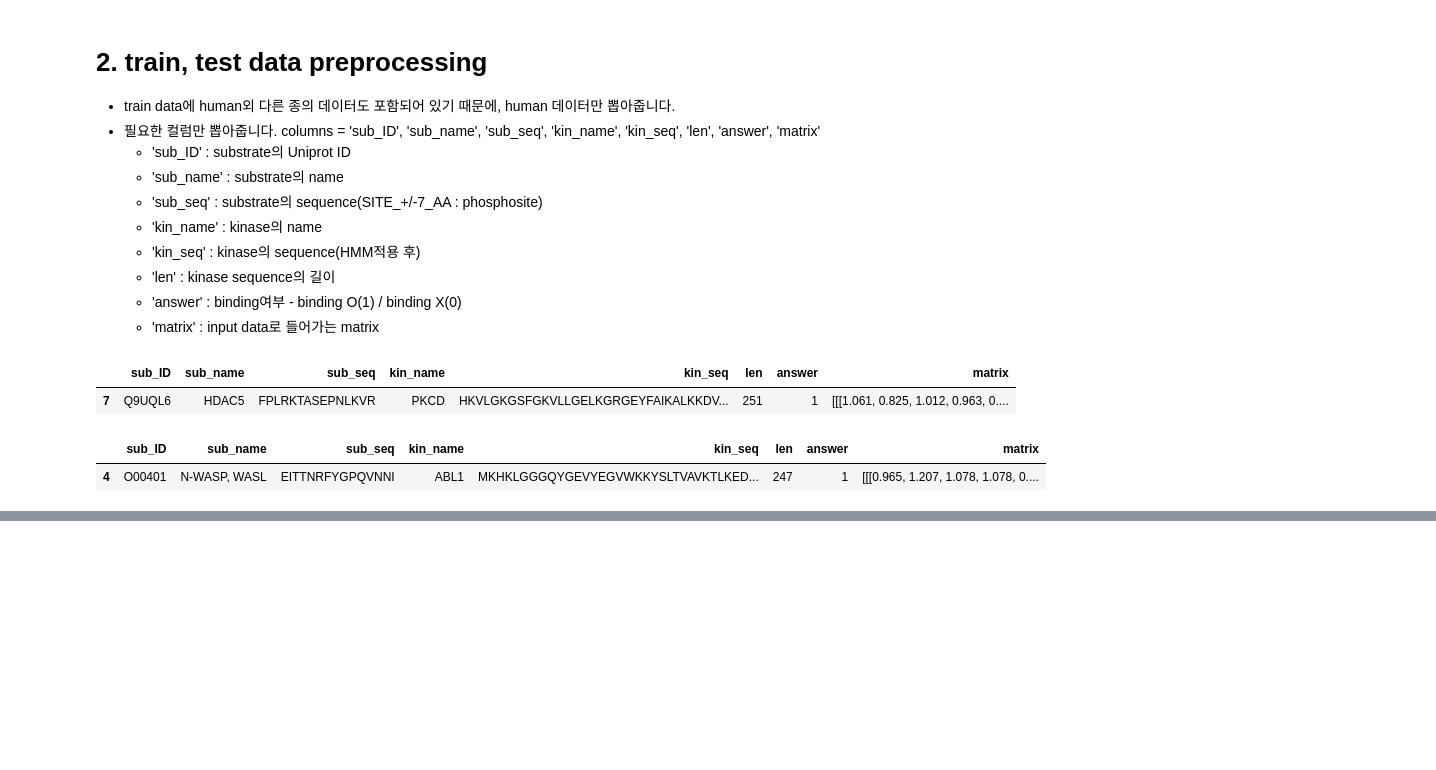
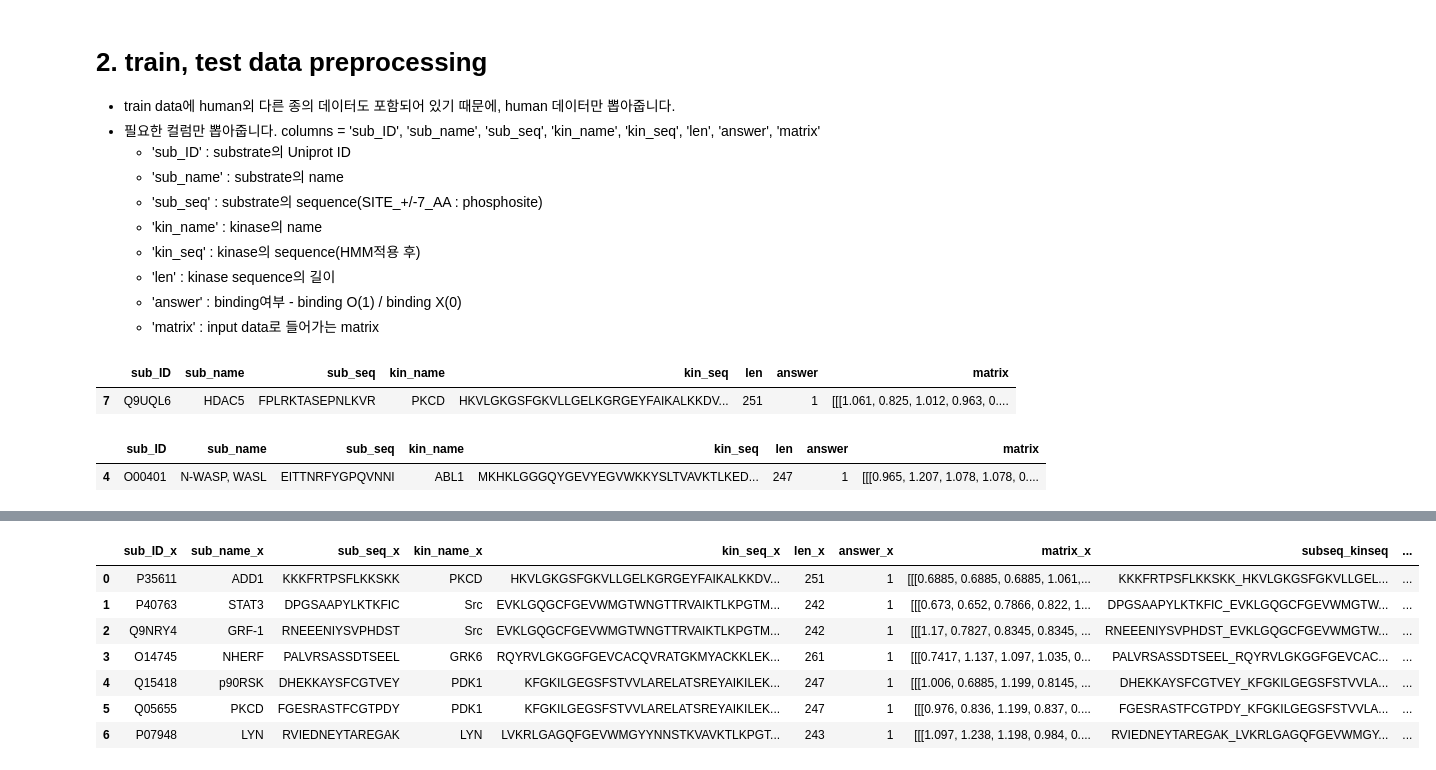
Before and after one commit to jeguring/2022_phosphorylaytion_prediction, a Jupyter notebook: EDA/220502_pp-pred_train-test-duplicate-comparison_v1.1_HB.ipynb, the cells around one changed output, grey strips where cells are left out. Saved outputs shown, nothing was run; the diff lists cells and outputs as text; code cells hidden in the pictures; blank space fills up the shorter version.

```diff
--- a/EDA/220502_pp-pred_train-test-duplicate-comparison_v1.1_HB.ipynb
+++ b/EDA/220502_pp-pred_train-test-duplicate-comparison_v1.1_HB.ipynb
@@ -91,2 +109,12 @@ df_test.head(1)
 # %%
-dup_matrix = pd.merge(df_train, df_test,on='matrix', how='inner')
+dup_seq = pd.merge(df_train, df_test, on="subseq_kinseq", how="inner")
+dup_seq
+# %% [output]
+|  | sub_ID_x | sub_name_x | sub_seq_x | kin_name_x | kin_seq_x | len_x | answer_x | matrix_x | subseq_kinseq | ... |
+| 0 | P35611 | ADD1 | KKKFRTPSFLKKSKK | PKCD | HKVLGKGSFGKVLLGELKGRGEYFAIKALKKDV... | 251 | 1 | [[[0.6885, 0.6885, 0.6885, 1.061,... | KKKFRTPSFLKKSKK_HKVLGKGSFGKVLLGEL... | ... |
+| 1 | P40763 | STAT3 | DPGSAAPYLKTKFIC | Src | EVKLGQGCFGEVWMGTWNGTTRVAIKTLKPGTM... | 242 | 1 | [[[0.673, 0.652, 0.7866, 0.822, 1... | DPGSAAPYLKTKFIC_EVKLGQGCFGEVWMGTW... | ... |
+| 2 | Q9NRY4 | GRF-1 | RNEEENIYSVPHDST | Src | EVKLGQGCFGEVWMGTWNGTTRVAIKTLKPGTM... | 242 | 1 | [[[1.17, 0.7827, 0.8345, 0.8345, ... | RNEEENIYSVPHDST_EVKLGQGCFGEVWMGTW... | ... |
+| 3 | O14745 | NHERF | PALVRSASSDTSEEL | GRK6 | RQYRVLGKGGFGEVCACQVRATGKMYACKKLEK... | 261 | 1 | [[[0.7417, 1.137, 1.097, 1.035, 0... | PALVRSASSDTSEEL_RQYRVLGKGGFGEVCAC... | ... |
+| 4 | Q15418 | p90RSK | DHEKKAYSFCGTVEY | PDK1 | KFGKILGEGSFSTVVLARELATSREYAIKILEK... | 247 | 1 | [[[1.006, 0.6885, 1.199, 0.8145, ... | DHEKKAYSFCGTVEY_KFGKILGEGSFSTVVLA... | ... |
+| 5 | Q05655 | PKCD | FGESRASTFCGTPDY | PDK1 | KFGKILGEGSFSTVVLARELATSREYAIKILEK... | 247 | 1 | [[[0.976, 0.836, 1.199, 0.837, 0.... | FGESRASTFCGTPDY_KFGKILGEGSFSTVVLA... | ... |
+| 6 | P07948 | LYN | RVIEDNEYTAREGAK | LYN | LVKRLGAGQFGEVWMGYYNNSTKVAVKTLKPGT... | 243 | 1 | [[[1.097, 1.238, 1.198, 0.984, 0.... | RVIEDNEYTAREGAK_LVKRLGAGQFGEVWMGY... | ... |
```
Also changed, not shown: parts of 33 cells of this notebook.
